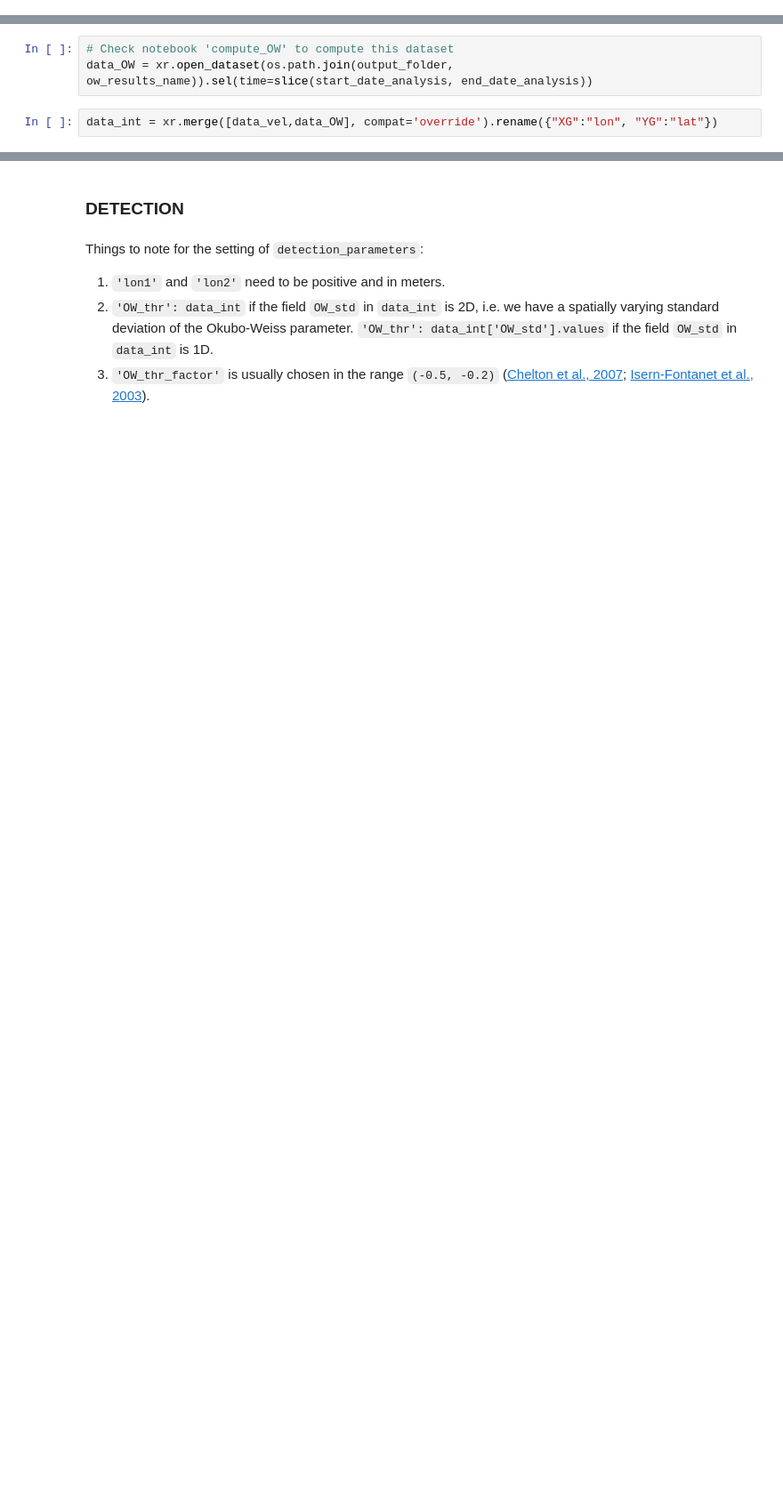
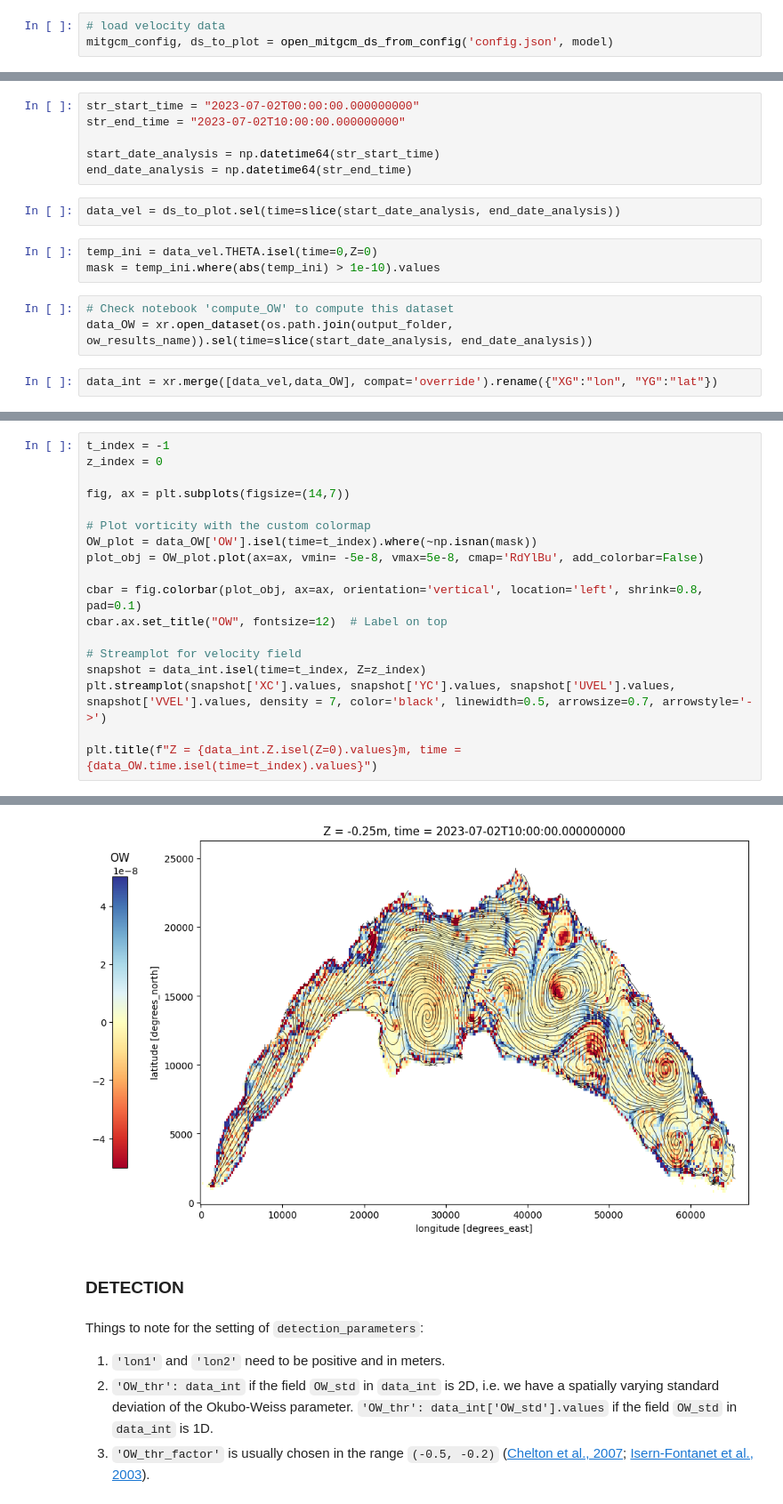
Before and after one commit to leroquan/eddytools, a Jupyter notebook: run_eddy_detection_OW.ipynb, the cells around one changed output, grey strips where cells are left out. Shown at 89% size. Saved outputs shown, nothing was run; the diff lists cells and outputs as text; blank space fills up the shorter version.

```diff
--- a/run_eddy_detection_OW.ipynb
+++ b/run_eddy_detection_OW.ipynb
@@ -44,0 +21,3 @@ data_vel = data_vel.sel(time=slice(start_date_analysis, end_date_analysis))
+# %%
+# load velocity data
+mitgcm_config, ds_to_plot = open_mitgcm_ds_from_config('config.json', model)
@@ -45,3 +28,14 @@ data_vel = data_vel.sel(time=slice(start_date_analysis, end_date_analysis))
+# %%
+str_start_time = "2023-07-02T00:00:00.000000000"
+str_end_time = "2023-07-02T10:00:00.000000000"
+
+start_date_analysis = np.datetime64(str_start_time)
+end_date_analysis = np.datetime64(str_end_time)
+# %%
+data_vel = ds_to_plot.sel(time=slice(start_date_analysis, end_date_analysis))
+# %%
+temp_ini = data_vel.THETA.isel(time=0,Z=0)
+mask = temp_ini.where(abs(temp_ini) > 1e-10).values
 # %%
 # Check notebook 'compute_OW' to compute this dataset
 data_OW = xr.open_dataset(os.path.join(output_folder, ow_results_name)).sel(time=slice(start_date_analysis, end_date_analysis))
@@ -58,0 +44,19 @@ plt.colorbar()
+# %%
+t_index = -1
+z_index = 0
+
+fig, ax = plt.subplots(figsize=(14,7))
+
+# Plot vorticity with the custom colormap
+OW_plot = data_OW['OW'].isel(time=t_index).where(~np.isnan(mask))
+plot_obj = OW_plot.plot(ax=ax, vmin= -5e-8, vmax=5e-8, cmap='RdYlBu', add_colorbar=False)
+
+cbar = fig.colorbar(plot_obj, ax=ax, orientation='vertical', location='left', shrink=0.8, pad=0.1)
+cbar.ax.set_title("OW", fontsize=12)  # Label on top
+
+# Streamplot for velocity field
+snapshot = data_int.isel(time=t_index, Z=z_index)
+plt.streamplot(snapshot['XC'].values, snapshot['YC'].values, snapshot['UVEL'].values, snapshot['VVEL'].values, density = 7, color='black', linewidth=0.5, arrowsize=0.7, arrowstyle='->')
+
+plt.title(f"Z = {data_int.Z.isel(Z=0).values}m, time = {data_OW.time.isel(time=t_index).values}")
+# %% [output]
@@ -59,3 +64,4 @@ plt.colorbar()
+[figure, added]
 # %% [markdown]
 ### DETECTION
 # %% [markdown]
```
Also changed, not shown: parts of 20 cells of this notebook, 1 other file.
